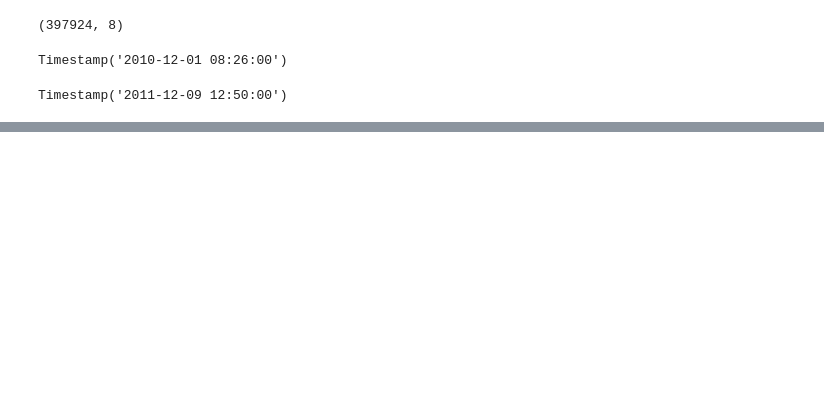
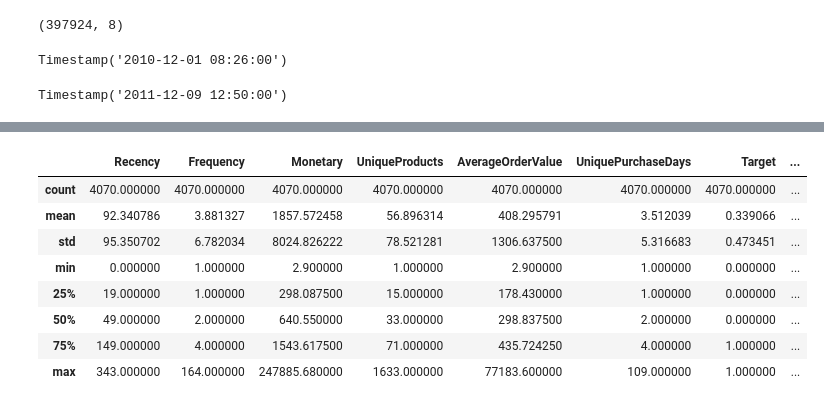
Before and after one commit to HudaR112/AI-customer-retention-predictor, a Jupyter notebook: Notebooks/retention-model-predictor.ipynb, the cells around one changed output, grey strips where cells are left out. Saved outputs shown, nothing was run; the diff lists cells and outputs as text; code cells hidden in the pictures; blank space fills up the shorter version.

```diff
--- a/Notebooks/retention-model-predictor.ipynb
+++ b/Notebooks/retention-model-predictor.ipynb
@@ -365,0 +700,12 @@ Timestamp('2011-12-09 12:50:00')
+# %%
+rfm.describe()
+# %% [output]
+|  | Recency | Frequency | Monetary | UniqueProducts | AverageOrderValue | UniquePurchaseDays | Target | ... |
+| count | 4070.000000 | 4070.000000 | 4070.000000 | 4070.000000 | 4070.000000 | 4070.000000 | 4070.000000 | ... |
+| mean | 92.340786 | 3.881327 | 1857.572458 | 56.896314 | 408.295791 | 3.512039 | 0.339066 | ... |
+| std | 95.350702 | 6.782034 | 8024.826222 | 78.521281 | 1306.637500 | 5.316683 | 0.473451 | ... |
+| min | 0.000000 | 1.000000 | 2.900000 | 1.000000 | 2.900000 | 1.000000 | 0.000000 | ... |
+| 25% | 19.000000 | 1.000000 | 298.087500 | 15.000000 | 178.430000 | 1.000000 | 0.000000 | ... |
+| 50% | 49.000000 | 2.000000 | 640.550000 | 33.000000 | 298.837500 | 2.000000 | 0.000000 | ... |
+| 75% | 149.000000 | 4.000000 | 1543.617500 | 71.000000 | 435.724250 | 4.000000 | 1.000000 | ... |
+| max | 343.000000 | 164.000000 | 247885.680000 | 1633.000000 | 77183.600000 | 109.000000 | 1.000000 | ... |
```
Also changed, not shown: parts of 81 cells of this notebook, 1 other file.
